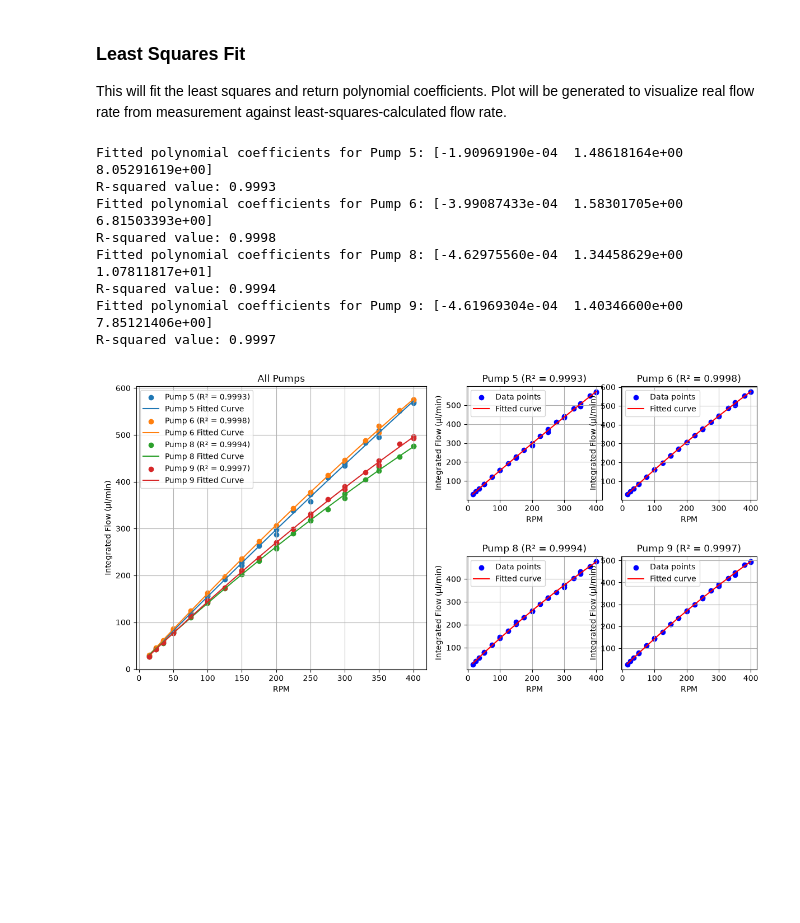
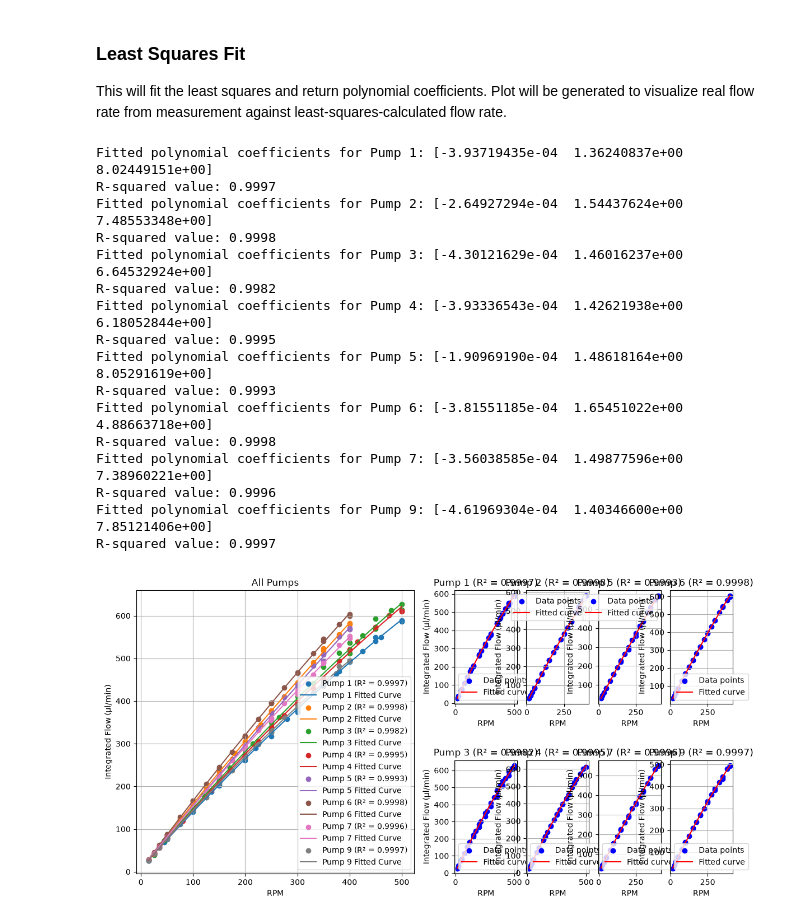
Before and after one commit to Patipolt/evoflow_control_entity, a Jupyter notebook: doc/evoflow_flow_calibration/flow_calibration.ipynb, the cells around one changed output. Drawn from its saved outputs; the diff is of its cells as text; code cells hidden in the pictures; blank space fills up the shorter version.

Commit message:
Changed from rpm to flow rate with all pump calibration

```diff
--- a/doc/evoflow_flow_calibration/flow_calibration.ipynb
+++ b/doc/evoflow_flow_calibration/flow_calibration.ipynb
@@ -130,12 +135,16 @@ all_plot.set_ylabel('Integrated Flow (µl/min)')
 all_plot.grid(True)
 
 # right subplot for each pump's data and fitted curve
-individual_plot = gridspec.GridSpecFromSubplotSpec(2, 2, subplot_spec=gs[0, 1], hspace=0.5)
+individual_plot = gridspec.GridSpecFromSubplotSpec(2, 4, subplot_spec=gs[0, 1], hspace=0.5)
 individual_axes_1 = fig.add_subplot(individual_plot[0, 0])
 individual_axes_2 = fig.add_subplot(individual_plot[0, 1])
 individual_axes_3 = fig.add_subplot(individual_plot[1, 0])
 individual_axes_4 = fig.add_subplot(individual_plot[1, 1])
-individual_axes = [individual_axes_1, individual_axes_2, individual_axes_3, individual_axes_4]
+individual_axes_5 = fig.add_subplot(individual_plot[0, 2])
+individual_axes_6 = fig.add_subplot(individual_plot[0, 3])
+individual_axes_7 = fig.add_subplot(individual_plot[1, 2])
+individual_axes_8 = fig.add_subplot(individual_plot[1, 3])
+individual_axes = [individual_axes_1, individual_axes_2, individual_axes_3, individual_axes_4, individual_axes_5, individual_axes_6, individual_axes_7, individual_axes_8]
 
 valid_plot_count = 0
 for pump_data in pump_storage:
@@ -188,34 +197,42 @@ for j in range(valid_plot_count, len(individual_axes)):
     individual_axes[j].set_visible(False)
 
 all_plot.set_title('All Pumps')
 all_plot.set_xlabel('RPM')
 all_plot.set_ylabel('Integrated Flow (µl/min)')
 all_plot.legend()
 plt.tight_layout()
 plt.show()
 
 # print(f"Fitted polynomial coefficients for Pump {pump_x}: {coefficients}")
 # print(f"R-squared value: {r_squared:.4f}")
 
 # # Always use a fresh figure so reruns do not stack previous traces
 # plt.close('all')
 # fig, ax = plt.subplots()
 # ax.scatter(rpm_values, integrated_flows, color='blue', label='Data points')
 # ax.plot(rpm_range, fitted_flows, color='red', label='Fitted curve')
 # ax.set_title(f'Flow Calibration for Pump {pump_x}')
 # ax.set_xlabel('RPM')
 # ax.set_ylabel('Integrated Flow (µl/min)')
 # ax.legend()
 # ax.grid(True)
 # fig.tight_layout()
 # plt.show()
 # %% [output]
+Fitted polynomial coefficients for Pump 1: [-3.93719435e-04  1.36240837e+00  8.02449151e+00]
+R-squared value: 0.9997
+Fitted polynomial coefficients for Pump 2: [-2.64927294e-04  1.54437624e+00  7.48553348e+00]
+R-squared value: 0.9998
+Fitted polynomial coefficients for Pump 3: [-4.30121629e-04  1.46016237e+00  6.64532924e+00]
+R-squared value: 0.9982
+Fitted polynomial coefficients for Pump 4: [-3.93336543e-04  1.42621938e+00  6.18052844e+00]
+R-squared value: 0.9995
 Fitted polynomial coefficients for Pump 5: [-1.90969190e-04  1.48618164e+00  8.05291619e+00]
 R-squared value: 0.9993
-Fitted polynomial coefficients for Pump 6: [-3.99087433e-04  1.58301705e+00  6.81503393e+00]
+Fitted polynomial coefficients for Pump 6: [-3.81551185e-04  1.65451022e+00  4.88663718e+00]
 R-squared value: 0.9998
-Fitted polynomial coefficients for Pump 8: [-4.62975560e-04  1.34458629e+00  1.07811817e+01]
-R-squared value: 0.9994
+Fitted polynomial coefficients for Pump 7: [-3.56038585e-04  1.49877596e+00  7.38960221e+00]
+R-squared value: 0.9996
 Fitted polynomial coefficients for Pump 9: [-4.61969304e-04  1.40346600e+00  7.85121406e+00]
 R-squared value: 0.9997
-[figure, old version]
+[figure, new version]
```
Also changed, not shown: parts of 1 cell of this notebook, 55 other files.
